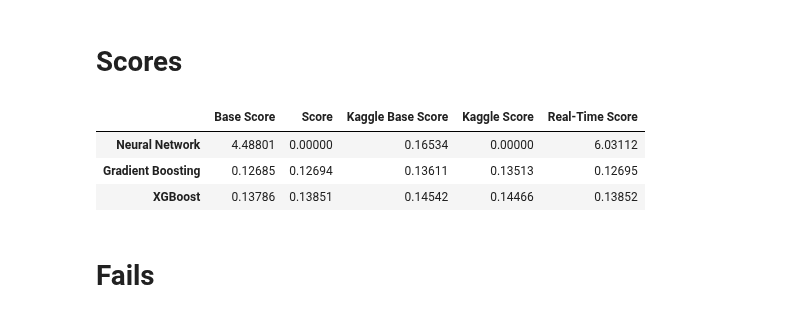
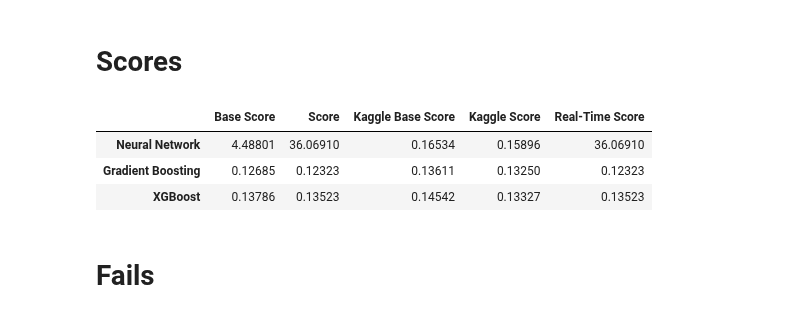
Before and after one commit to Gedas-LT/kaggle-ames-house-prices-boost, a Jupyter notebook: notebook_V2.ipynb, the cells around one changed output. Cells and saved outputs as stored; diff of their text form; code cells hidden in the pictures.

Commit message:
Implemented custom artificial_features transformer

```diff
--- a/notebook_V2.ipynb
+++ b/notebook_V2.ipynb
@@ -199,6 +201,12 @@ def merger(input_df: pd.DataFrame) -> pd.DataFrame:
     return input_df
 # %%
 get_merger = FunctionTransformer(merger)
+# %%
+# Variables for artificial_features function.
+sqrt_features = ["GrLivArea", "TotalBsmtSF", "LotArea", "1stFlrSF", "2ndFlrSF", "MasVnrArea"]
+area_features = ["TotalBsmtSF", "GrLivArea", "GarageArea", "WoodDeckSF", "OpenPorchSF", "EnclosedPorch", "ScreenPorch"]
+
+get_artificial_features = FunctionTransformer(articial_features, kw_args={"sqrt_features": sqrt_features, "area_features": area_features})
 # %%
 cat_transformer = Pipeline(
     steps=[
@@ -224,6 +232,7 @@ nnet = MLPRegressor(
 # %%
 nnet_pipeline = Pipeline(
     steps=[
+        ("artificial", get_artificial_features),
         ("preprocessor", preprocessor),
         ("model", nnet)
     ]
@@ -252,6 +261,7 @@ gbr = GradientBoostingRegressor(random_state=42)
 gbr_pipeline = Pipeline(
     steps=[
         ("merger", get_merger),
+        ("artificial", get_artificial_features),
         ("preprocessor", preprocessor),
         ("model", gbr)
     ]
@@ -280,6 +290,7 @@ xgboost = xgb.XGBRegressor()
 xgb_pipeline = Pipeline(
     steps=[
         ("merger", get_merger),
+        ("artificial", get_artificial_features),
         ("preprocessor", preprocessor),
         ("model", xgboost)
     ]
@@ -305,36 +316,36 @@ Wall time: 187 ms
 # %%
 nnet_base_score = 4.48801
 gbr_base_score = 0.12685
 xgboost_base_score = 0.13786
 
 kaggle_nnet_base_score = 0.16534
 kaggle_gbr_base_score = 0.13611
 kaggle_xgboost_base_score = 0.14542
 
-nnet_score = 0.00000
-gbr_score = 0.12694
-xgboost_score = 0.13851
+nnet_score = 36.06910
+gbr_score = 0.12323
+xgboost_score = 0.13523
 
-kaggle_nnet_score = 0.00000
-kaggle_gbr_score = 0.13513
-kaggle_xgboost_score = 0.14466
+kaggle_nnet_score = 0.15896
+kaggle_gbr_score = 0.13250
+kaggle_xgboost_score = 0.13327
 
 scores_table = pd.DataFrame({"Base Score": [nnet_base_score, gbr_base_score, xgboost_base_score],
                              "Score": [nnet_score, gbr_score, xgboost_score],
                              "Kaggle Base Score": [kaggle_nnet_base_score, kaggle_gbr_base_score, kaggle_xgboost_base_score],
                              "Kaggle Score": [kaggle_nnet_score, kaggle_gbr_score, kaggle_xgboost_score],
                              "Real-Time Score": [round(abs(nnet_scores.mean()), 5), round(abs(gbr_scores.mean()), 5), round(abs(xgb_scores.mean()), 5)]
                              }
                             ).set_axis(
                                  ["Neural Network", "Gradient Boosting", "XGBoost"], axis="index"
                                  )
 
 scores_table
 # %% [output]
 |  | Base Score | Score | Kaggle Base Score | Kaggle Score | Real-Time Score |
-| Neural Network | 4.48801 | 0.00000 | 0.16534 | 0.00000 | 6.03112 |
-| Gradient Boosting | 0.12685 | 0.12694 | 0.13611 | 0.13513 | 0.12695 |
-| XGBoost | 0.13786 | 0.13851 | 0.14542 | 0.14466 | 0.13852 |
+| Neural Network | 4.48801 | 36.06910 | 0.16534 | 0.15896 | 36.06910 |
+| Gradient Boosting | 0.12685 | 0.12323 | 0.13611 | 0.13250 | 0.12323 |
+| XGBoost | 0.13786 | 0.13523 | 0.14542 | 0.13327 | 0.13523 |
 # %% [markdown]
 # Fails
 # %% [markdown]
```
Also changed, not shown: parts of 10 cells of this notebook, 5 other files.
